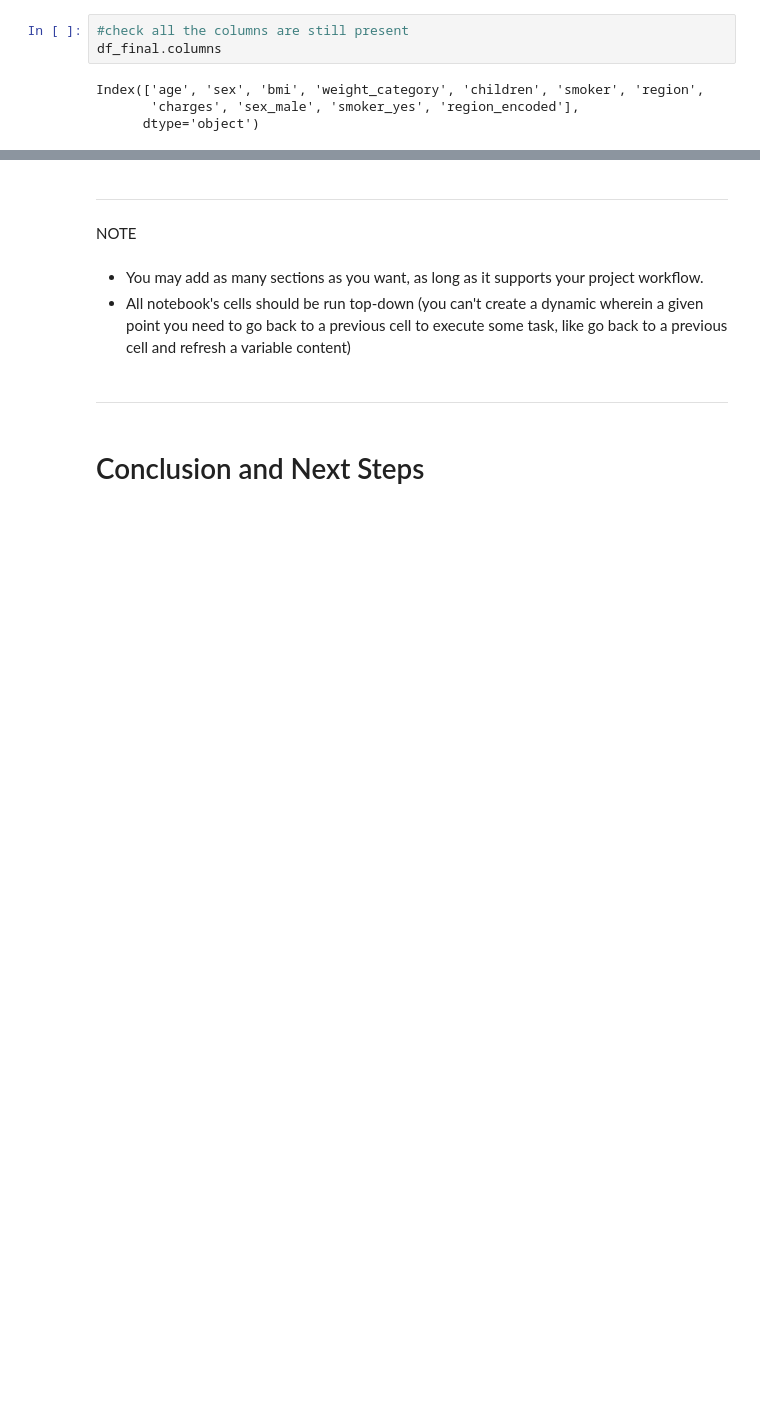
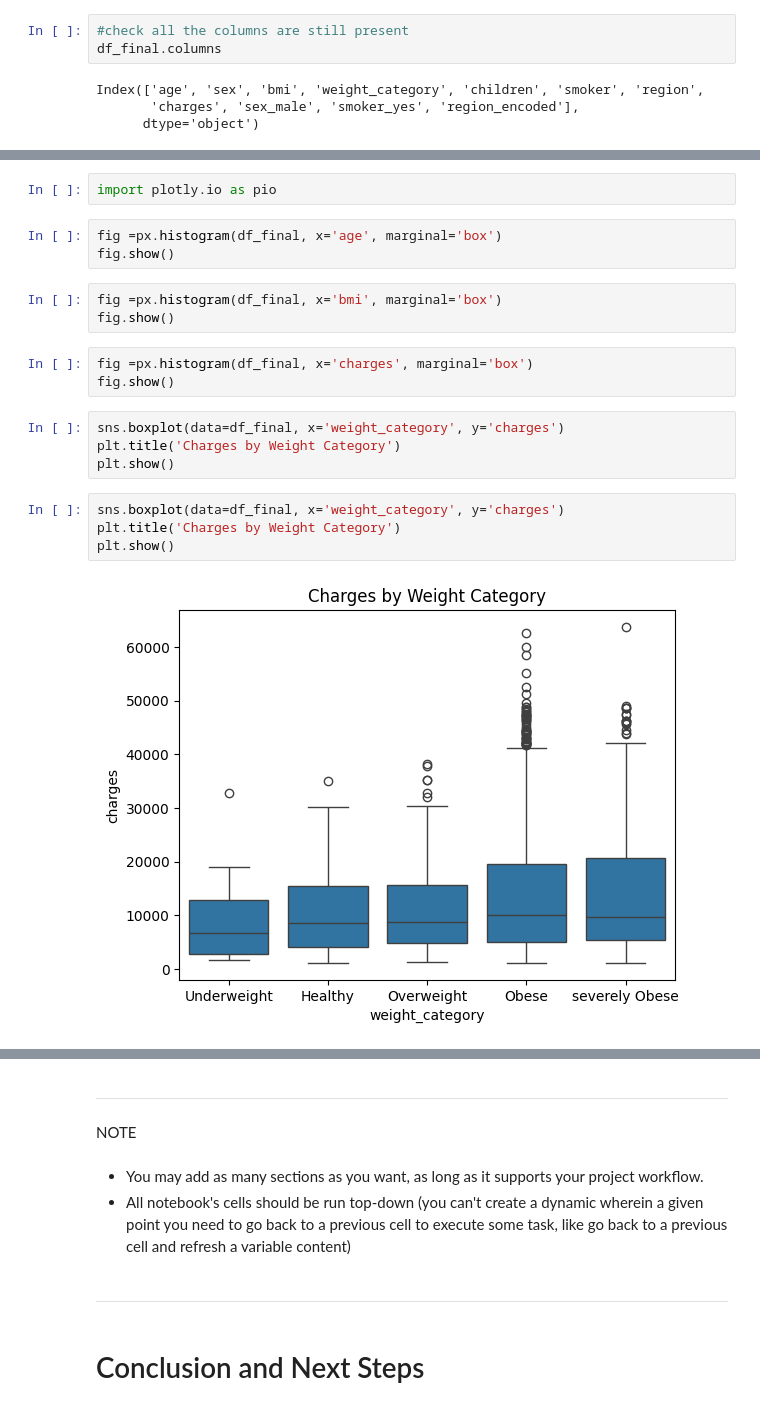
Before and after one commit to Lailah-Idrees/medical_insurance_data_analysis, a Jupyter notebook: jupyter_notebooks/ETL_Insurance.ipynb, the cells around one changed output, grey strips where cells are left out. Cells and saved outputs as stored; diff of their text form; blank space fills up the shorter version.

Commit message:
Testing Different Visualisation techniques for outlier detection

```diff
--- a/jupyter_notebooks/ETL_Insurance.ipynb
+++ b/jupyter_notebooks/ETL_Insurance.ipynb
@@ -284,0 +289,21 @@ Index(['age', 'sex', 'bmi', 'weight_category', 'children', 'smoker', 'region',
+# %%
+import plotly.io as pio
+# %%
+fig =px.histogram(df_final, x='age', marginal='box')
+fig.show()
+# %%
+fig =px.histogram(df_final, x='bmi', marginal='box')
+fig.show()
+# %%
+fig =px.histogram(df_final, x='charges', marginal='box')
+fig.show()
+# %%
+sns.boxplot(data=df_final, x='weight_category', y='charges')
+plt.title('Charges by Weight Category')
+plt.show()
+# %%
+sns.boxplot(data=df_final, x='weight_category', y='charges')
+plt.title('Charges by Weight Category')
+plt.show()
+# %% [output]
+[figure, added]
```
Also changed, not shown: parts of 5 cells of this notebook.
